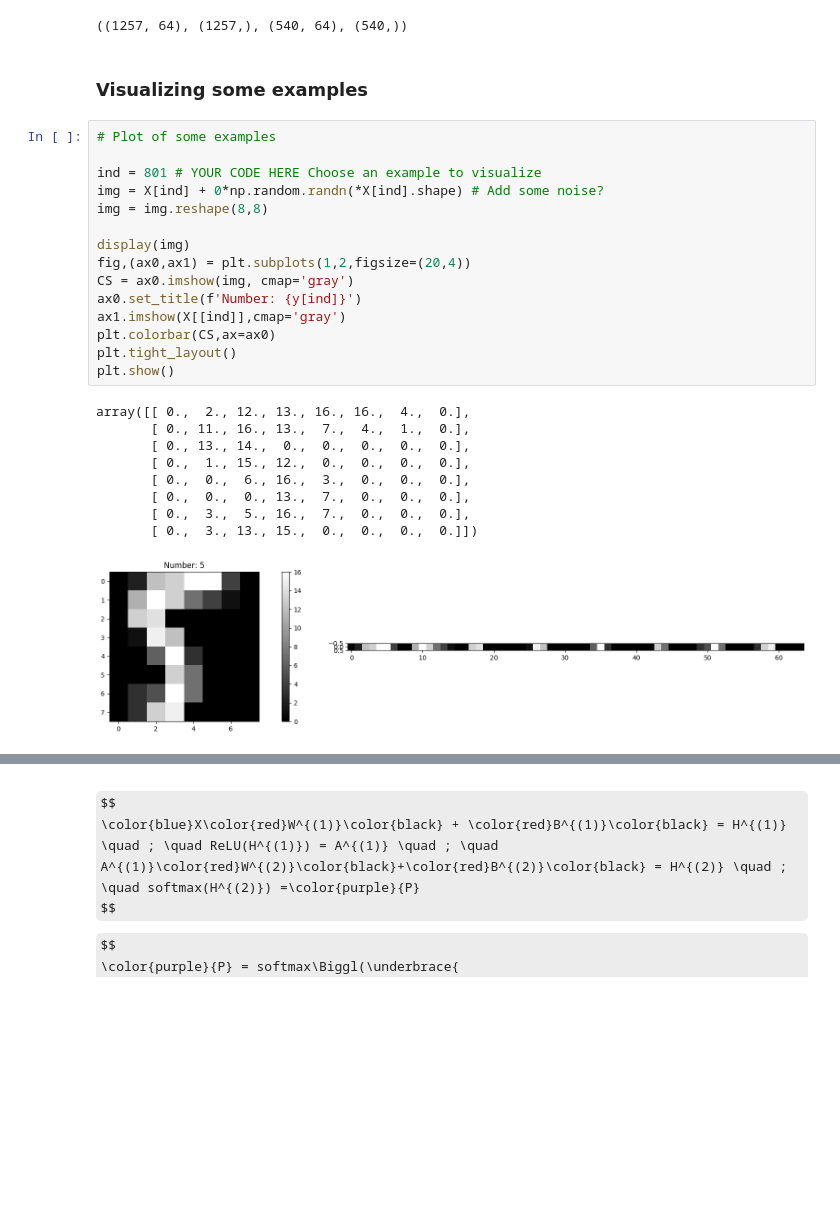
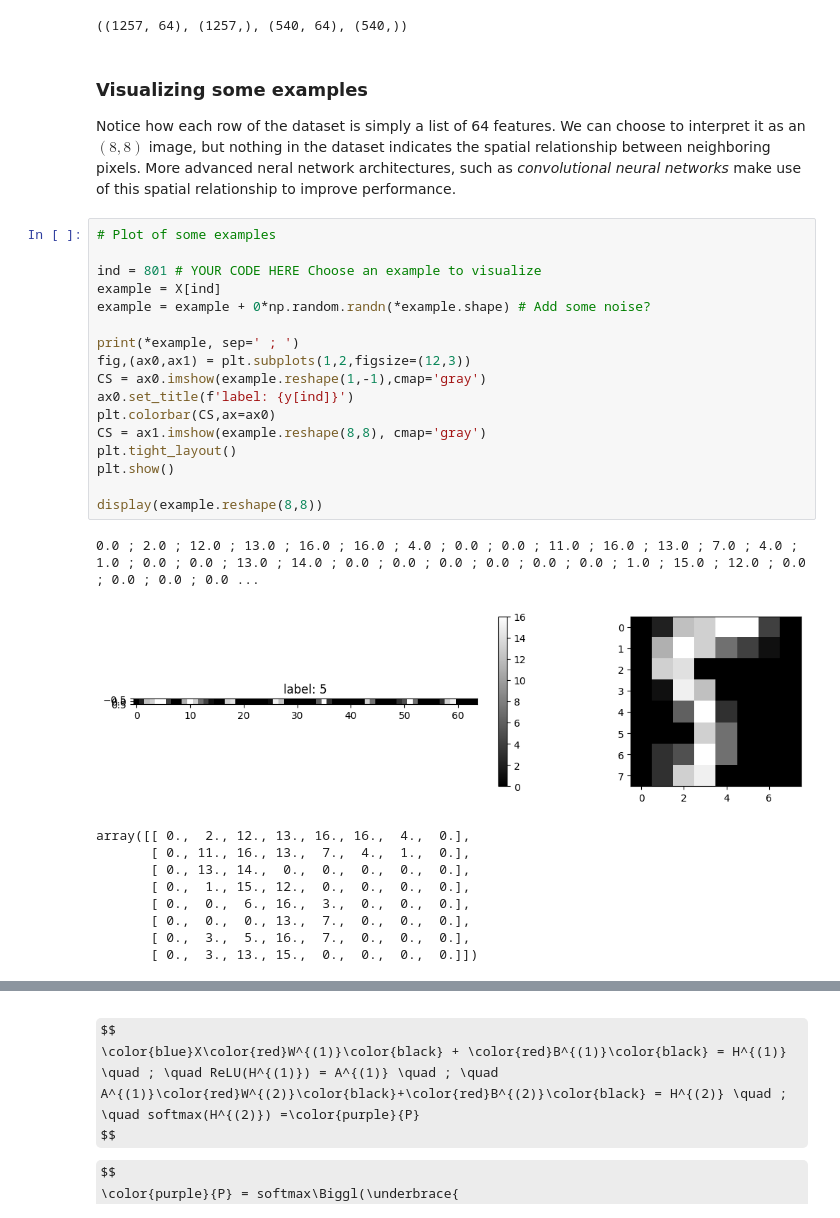
Before and after one commit to paduapires/aapg_ice, a Jupyter notebook: numpy_MLP_complete.ipynb, the cells around one changed output, grey strips where cells are left out. Saved outputs shown, nothing was run; the diff lists cells and outputs as text; some formulas as TeX source; blank space fills up the shorter version.

```diff
--- a/numpy_MLP_complete.ipynb
+++ b/numpy_MLP_complete.ipynb
@@ -43,31 +43,36 @@ X_train.shape, y_train.shape, X_validation.shape, y_validation.shape
 ((1257, 64), (1257,), (540, 64), (540,))
 # %% [markdown]
 ### Visualizing some examples
+
+Notice how each row of the dataset is simply a list of 64 features. We can choose to interpret it as an $(8,8)$ image, but nothing in the dataset indicates the spatial relationship between neighboring pixels. More advanced neral network architectures, such as *convolutional neural networks* make use of this spatial relationship to improve performance.
 # %%
 # Plot of some examples
 
 ind = 801 # YOUR CODE HERE Choose an example to visualize
-img = X[ind] + 0*np.random.randn(*X[ind].shape) # Add some noise?
-img = img.reshape(8,8)
+example = X[ind]
+example = example + 0*np.random.randn(*example.shape) # Add some noise?
 
-display(img)
-fig,(ax0,ax1) = plt.subplots(1,2,figsize=(20,4))
-CS = ax0.imshow(img, cmap='gray')
-ax0.set_title(f'Number: {y[ind]}')
-ax1.imshow(X[[ind]],cmap='gray')
+print(*example, sep=' ; ')
+fig,(ax0,ax1) = plt.subplots(1,2,figsize=(12,3))
+CS = ax0.imshow(example.reshape(1,-1),cmap='gray')
+ax0.set_title(f'label: {y[ind]}')
 plt.colorbar(CS,ax=ax0)
+CS = ax1.imshow(example.reshape(8,8), cmap='gray')
 plt.tight_layout()
 plt.show()
+
+display(example.reshape(8,8))
 # %% [output]
-array([[ 0.,  2., 12., 13., 16., 16.,  4.,  0.],
-       [ 0., 11., 16., 13.,  7.,  4.,  1.,  0.],
-       [ 0., 13., 14.,  0.,  0.,  0.,  0.,  0.],
-       [ 0.,  1., 15., 12.,  0.,  0.,  0.,  0.],
-       [ 0.,  0.,  6., 16.,  3.,  0.,  0.,  0.],
-       [ 0.,  0.,  0., 13.,  7.,  0.,  0.,  0.],
-       [ 0.,  3.,  5., 16.,  7.,  0.,  0.,  0.],
-       [ 0.,  3., 13., 15.,  0.,  0.,  0.,  0.]])
+0.0 ; 2.0 ; 12.0 ; 13.0 ; 16.0 ; 16.0 ; 4.0 ; 0.0 ; 0.0 ; 11.0 ; 16.0 ; 13.0 ; 7.0 ; 4.0 ; 1.0 ; 0.0 ; 0.0 ; 13.0 ; 14.0 ; 0.0 ; 0.0 ; 0.0 ; 0.0 ; 0.0 ; 0.0 ; 1.0 ; 15.0 ; 12.0 ; 0.0 ; 0.0 ; 0.0 ; 0.0 ...
-[figure, old version]
+[figure, new version]
+array([[ 0.,  2., 12., 13., 16., 16.,  4.,  0.],
+       [ 0., 11., 16., 13.,  7.,  4.,  1.,  0.],
+       [ 0., 13., 14.,  0.,  0.,  0.,  0.,  0.],
+       [ 0.,  1., 15., 12.,  0.,  0.,  0.,  0.],
+       [ 0.,  0.,  6., 16.,  3.,  0.,  0.,  0.],
+       [ 0.,  0.,  0., 13.,  7.,  0.,  0.,  0.],
+       [ 0.,  3.,  5., 16.,  7.,  0.,  0.,  0.],
+       [ 0.,  3., 13., 15.,  0.,  0.,  0.,  0.]])
 # %% [markdown]
 ### Creating the model
 
```
